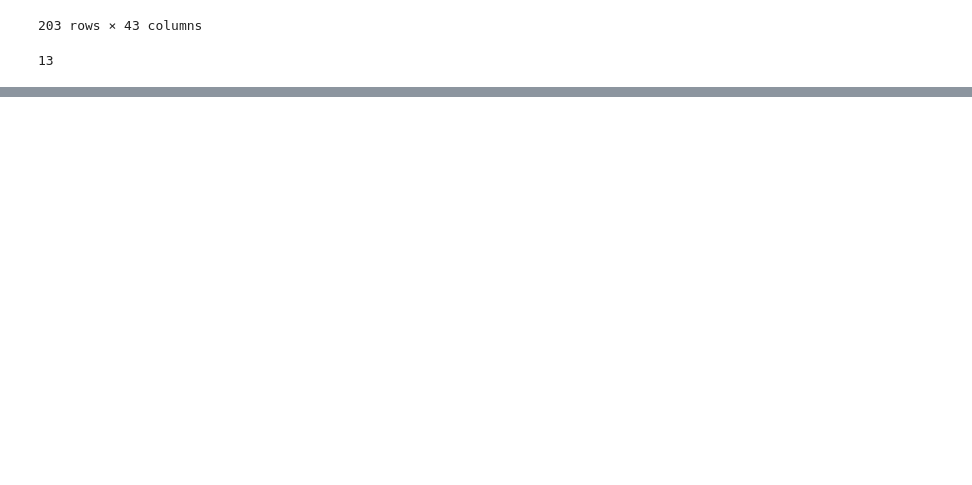
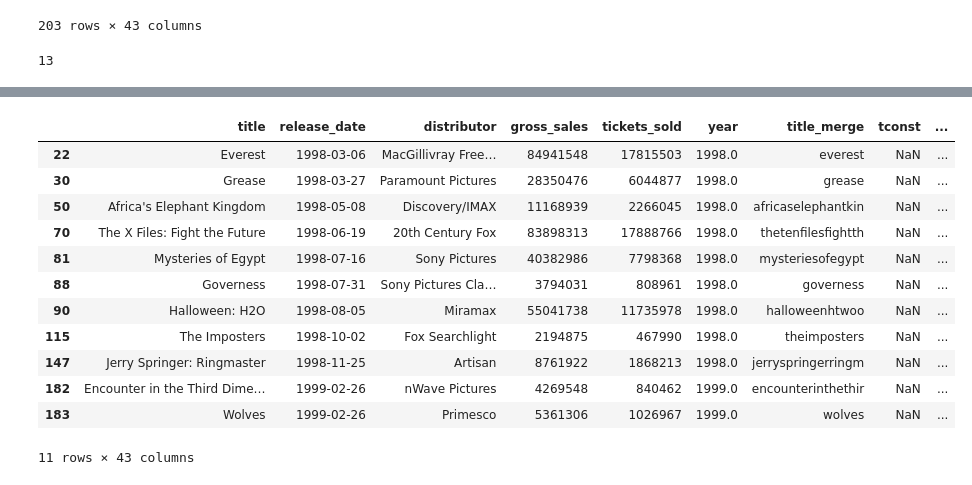
Before and after one commit to tk87-hono/data_analytics_24_4-Capstone_Movie_Group, a Jupyter notebook: clean_merging_book.ipynb, the cells around one changed output, grey strips where cells are left out. Cells and saved outputs as stored; diff of their text form; code cells hidden in the pictures; blank space fills up the shorter version.

```diff
--- a/clean_merging_book.ipynb
+++ b/clean_merging_book.ipynb
@@ -301,0 +356,16 @@ na_check = ultimate_merge_func(na_df, imdb_aka_df, number_of_columns=7, short=Tr
+# %%
+na_upper_test[na_upper_test['tconst'].isnull()].head(11)
+# %% [output]
+|  | title | release_date | distributor | gross_sales | tickets_sold | year | title_merge | tconst | ... |
+| 22 | Everest | 1998-03-06 | MacGillivray Free… | 84941548 | 17815503 | 1998.0 | everest | NaN | ... |
+| 30 | Grease | 1998-03-27 | Paramount Pictures | 28350476 | 6044877 | 1998.0 | grease | NaN | ... |
+| 50 | Africa's Elephant Kingdom | 1998-05-08 | Discovery/IMAX | 11168939 | 2266045 | 1998.0 | africaselephantkin | NaN | ... |
+| 70 | The X Files: Fight the Future | 1998-06-19 | 20th Century Fox | 83898313 | 17888766 | 1998.0 | thetenfilesfightth | NaN | ... |
+| 81 | Mysteries of Egypt | 1998-07-16 | Sony Pictures | 40382986 | 7798368 | 1998.0 | mysteriesofegypt | NaN | ... |
+| 88 | Governess | 1998-07-31 | Sony Pictures Cla… | 3794031 | 808961 | 1998.0 | governess | NaN | ... |
+| 90 | Halloween: H2O | 1998-08-05 | Miramax | 55041738 | 11735978 | 1998.0 | halloweenhtwoo | NaN | ... |
+| 115 | The Imposters | 1998-10-02 | Fox Searchlight | 2194875 | 467990 | 1998.0 | theimposters | NaN | ... |
+| 147 | Jerry Springer: Ringmaster | 1998-11-25 | Artisan | 8761922 | 1868213 | 1998.0 | jerryspringerringm | NaN | ... |
+| 182 | Encounter in the Third Dime… | 1999-02-26 | nWave Pictures | 4269548 | 840462 | 1999.0 | encounterinthethir | NaN | ... |
+| 183 | Wolves | 1999-02-26 | Primesco | 5361306 | 1026967 | 1999.0 | wolves | NaN | ... |
+11 rows × 43 columns
```
Also changed, not shown: parts of 18 cells of this notebook, 1 other file.
